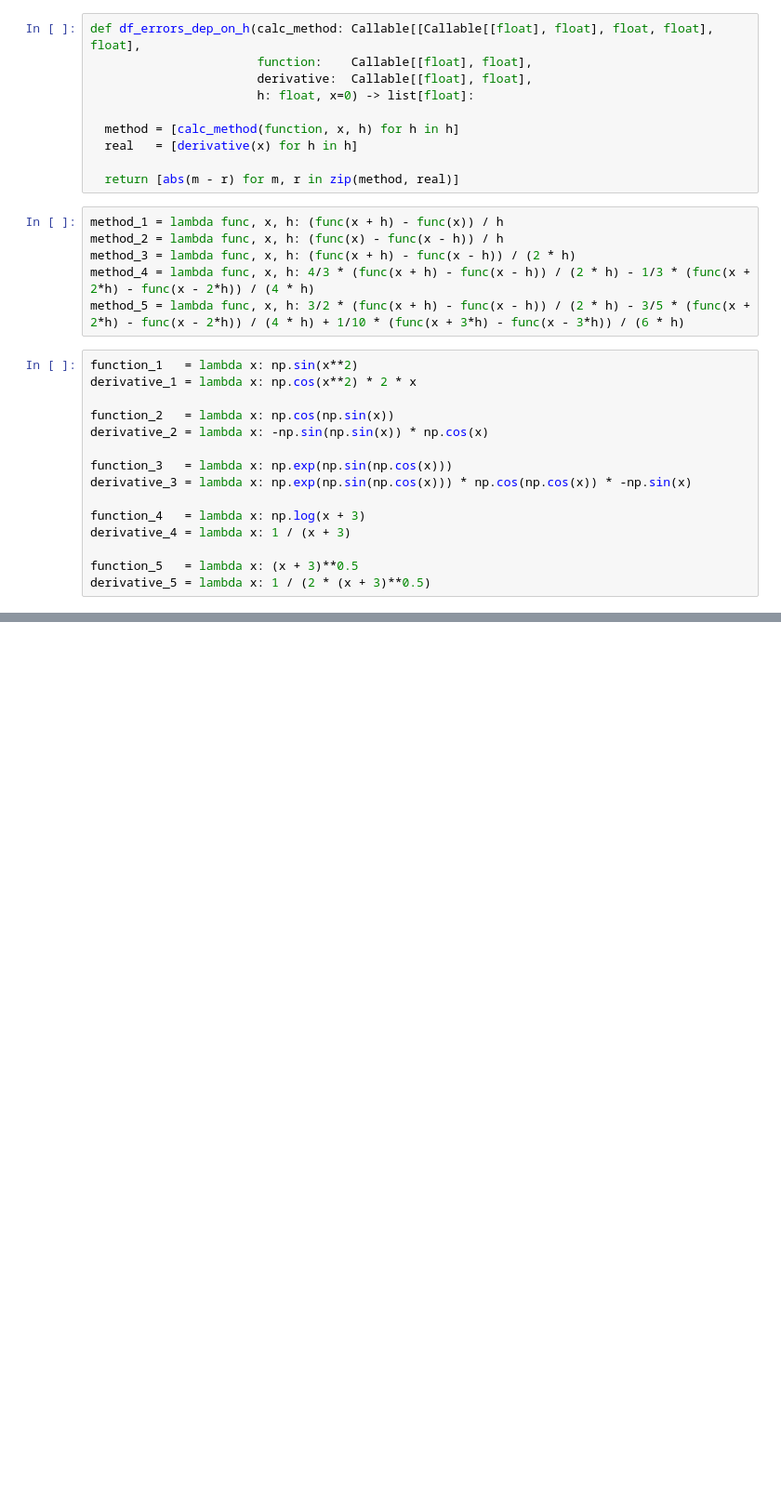
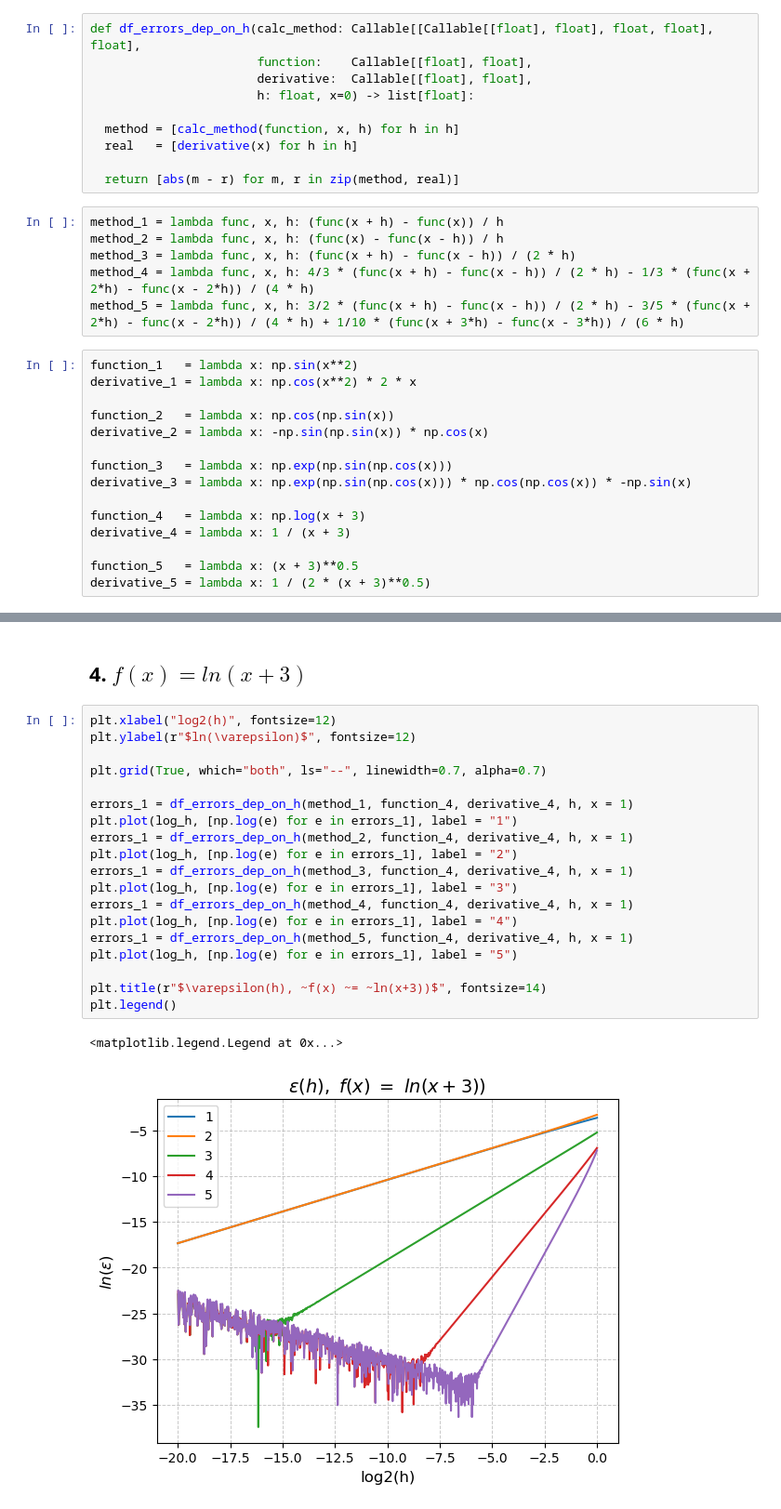
Before and after one commit to UjeNeTORT/wolf, a Jupyter notebook: 1/1.ipynb, the cells around one changed output, grey strips where cells are left out. Shown at 93% size. Drawn from its saved outputs; the diff is of its cells as text; blank space fills up the shorter version.

```diff
--- a/1/1.ipynb
+++ b/1/1.ipynb
@@ -113,0 +145,24 @@ plt.show()
+# %% [markdown]
+## 4. $f(x) = ln(x+3)$
+# %%
+plt.xlabel("log2(h)", fontsize=12)
+plt.ylabel(r"$ln(\varepsilon)$", fontsize=12)
+
+plt.grid(True, which="both", ls="--", linewidth=0.7, alpha=0.7)
+
+errors_1 = df_errors_dep_on_h(method_1, function_4, derivative_4, h, x = 1)
+plt.plot(log_h, [np.log(e) for e in errors_1], label = "1")
+errors_1 = df_errors_dep_on_h(method_2, function_4, derivative_4, h, x = 1)
+plt.plot(log_h, [np.log(e) for e in errors_1], label = "2")
+errors_1 = df_errors_dep_on_h(method_3, function_4, derivative_4, h, x = 1)
+plt.plot(log_h, [np.log(e) for e in errors_1], label = "3")
+errors_1 = df_errors_dep_on_h(method_4, function_4, derivative_4, h, x = 1)
+plt.plot(log_h, [np.log(e) for e in errors_1], label = "4")
+errors_1 = df_errors_dep_on_h(method_5, function_4, derivative_4, h, x = 1)
+plt.plot(log_h, [np.log(e) for e in errors_1], label = "5")
+
+plt.title(r"$\varepsilon(h), ~f(x) ~= ~ln(x+3))$", fontsize=14)
+plt.legend()
+# %% [output]
+<matplotlib.legend.Legend at 0x...>
+[figure, added]
```
Also changed, not shown: parts of 21 cells of this notebook, 10 other files.
